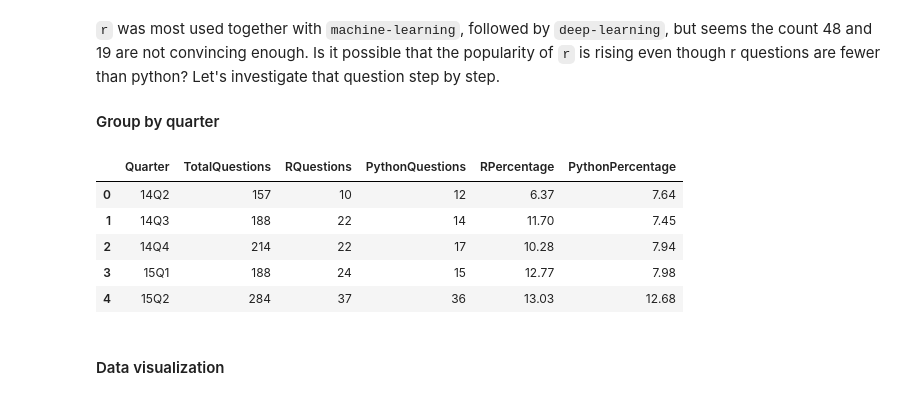
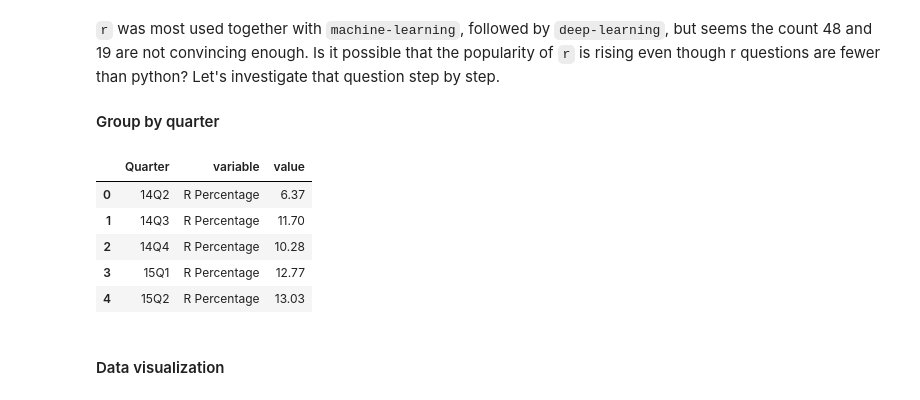
Before and after one commit to eeliuqin/data-analysis, a Jupyter notebook: popular-data-science-questions.ipynb, the cells around one changed output. Drawn from its saved outputs; the diff is of its cells as text; code cells hidden in the pictures.

```diff
--- a/popular-data-science-questions.ipynb
+++ b/popular-data-science-questions.ipynb
@@ -760,36 +760,37 @@ Name: r, Length: 148, dtype: int64
 # %%
 # check if the tags contain `r`
 def belongs_r(tags):
     for tag in tags:
         if tag == "r":
             return 1
     return 0
 
 # check if the tags contain `python`
 def belongs_python(tags):
     for tag in tags:
         if tag == "python":
             return 1
     return 0
 
 all_questions["RQuestions"] = all_questions["Tags"].apply(belongs_r)
 all_questions["PythonQuestions"] = all_questions["Tags"].apply(belongs_python)
 
 q_grouped = all_questions.groupby('Quarter')
 r_grouped = q_grouped[["RQuestions", "PythonQuestions"]]
 r_df = r_grouped.agg(["size", "sum"])
 r_df.columns = ["TotalQuestions", "RQuestions", "TotalQuestions2", "PythonQuestions"]
 r_df.drop(columns=["TotalQuestions2"], inplace=True)
-r_df["RPercentage"] = round(r_df["RQuestions"] / r_df["TotalQuestions"] * 100, 2)
-r_df["PythonPercentage"] = round(r_df["PythonQuestions"] / r_df["TotalQuestions"] * 100, 2)
+r_df["R Percentage"] = round(r_df["RQuestions"] / r_df["TotalQuestions"] * 100, 2)
+r_df["Python Percentage"] = round(r_df["PythonQuestions"] / r_df["TotalQuestions"] * 100, 2)
 r_df.reset_index(inplace=True)
+r_df = r_df.melt(id_vars="Quarter", value_vars=["R Percentage", "Python Percentage"])
 r_df.head()
 # %% [output]
-|  | Quarter | TotalQuestions | RQuestions | PythonQuestions | RPercentage | PythonPercentage |
-| 0 | 14Q2 | 157 | 10 | 12 | 6.37 | 7.64 |
-| 1 | 14Q3 | 188 | 22 | 14 | 11.70 | 7.45 |
-| 2 | 14Q4 | 214 | 22 | 17 | 10.28 | 7.94 |
-| 3 | 15Q1 | 188 | 24 | 15 | 12.77 | 7.98 |
-| 4 | 15Q2 | 284 | 37 | 36 | 13.03 | 12.68 |
+|  | Quarter | variable | value |
+| 0 | 14Q2 | R Percentage | 6.37 |
+| 1 | 14Q3 | R Percentage | 11.70 |
+| 2 | 14Q4 | R Percentage | 10.28 |
+| 3 | 15Q1 | R Percentage | 12.77 |
+| 4 | 15Q2 | R Percentage | 13.03 |
 # %% [markdown]
 #### Data visualization
```
Also changed, not shown: parts of 5 cells of this notebook, 21 other files.
